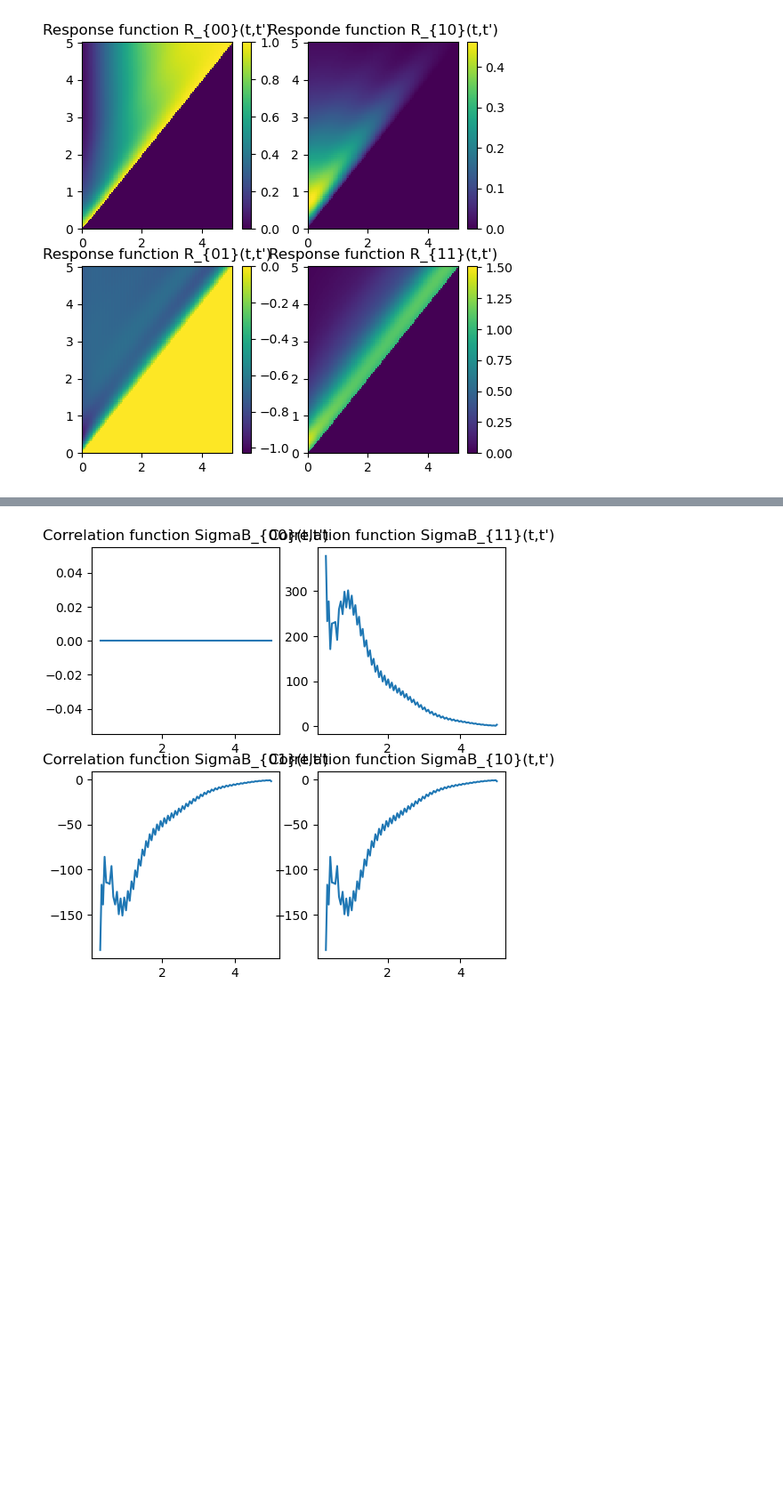
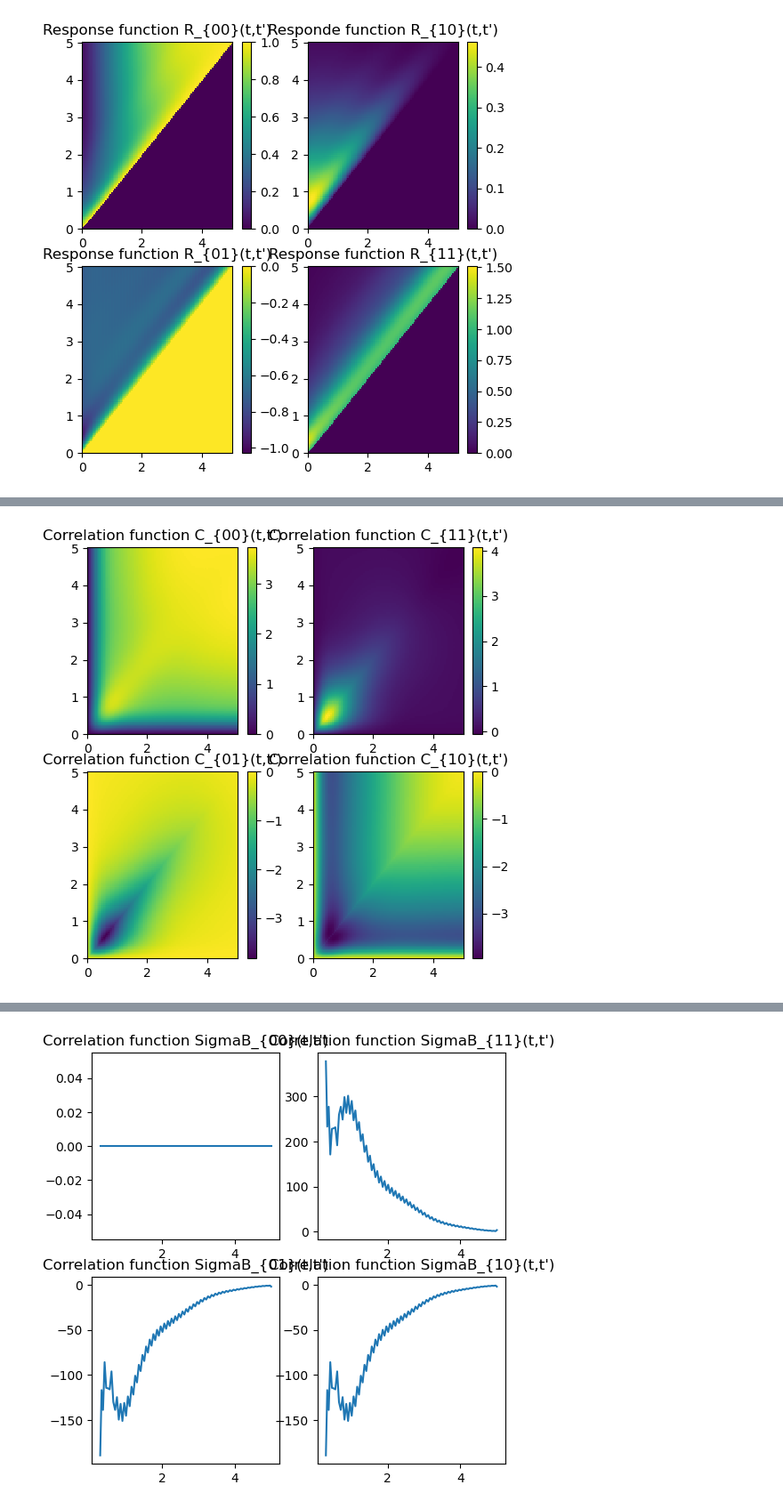
Before and after one commit to btemoshir/Achedmy.jl, a Jupyter notebook: examples/SIR_infection_dynamics.ipynb, the cells around one changed output, grey strips where cells are left out. Shown at 89% size. Cells and saved outputs as stored; diff of their text form; code cells hidden in the pictures; blank space fills up the shorter version.

```diff
--- a/examples/SIR_infection_dynamics.ipynb
+++ b/examples/SIR_infection_dynamics.ipynb
@@ -394,3 +369,33 @@ gcf()
+# %%
+figure(figsize=(6,6))
+subplot(221)
+#imshow(variables_aaa.R[1,1,:,:])
+pcolor(SOL[1].t,SOL[1].t,VAR[1].C[1,1,:,:])
+title("Correlation function C_{00}(t,t')")
+colorbar()
+gcf()
+
+subplot(222)
+#imshow(variables_aaa.C[1,1,:,:])
+pcolor(SOL[1].t,SOL[1].t,VAR[1].C[2,2,:,:])
+# pcolor(sol_aaaSBR.t,sol_aaaSBR.t,variables_aaa.C[1,1,:,:])
+title("Correlation function C_{11}(t,t')")
+colorbar()
+gcf()
+
+subplot(223)
+pcolor(SOL[1].t,SOL[1].t,VAR[1].C[1,2,:,:])
+title("Correlation function C_{01}(t,t')")
+colorbar()
+gcf()
+
+subplot(224)
+pcolor(SOL[1].t,SOL[1].t,VAR[1].C[2,1,:,:])
+title("Correlation function C_{10}(t,t')")
+colorbar()
+gcf()
+# %% [output]
+[figure, added]
 # %%
 figure(figsize=(10,4))
 subplot(121)
```
Also changed, not shown: parts of 14 cells of this notebook, 3 other files.
